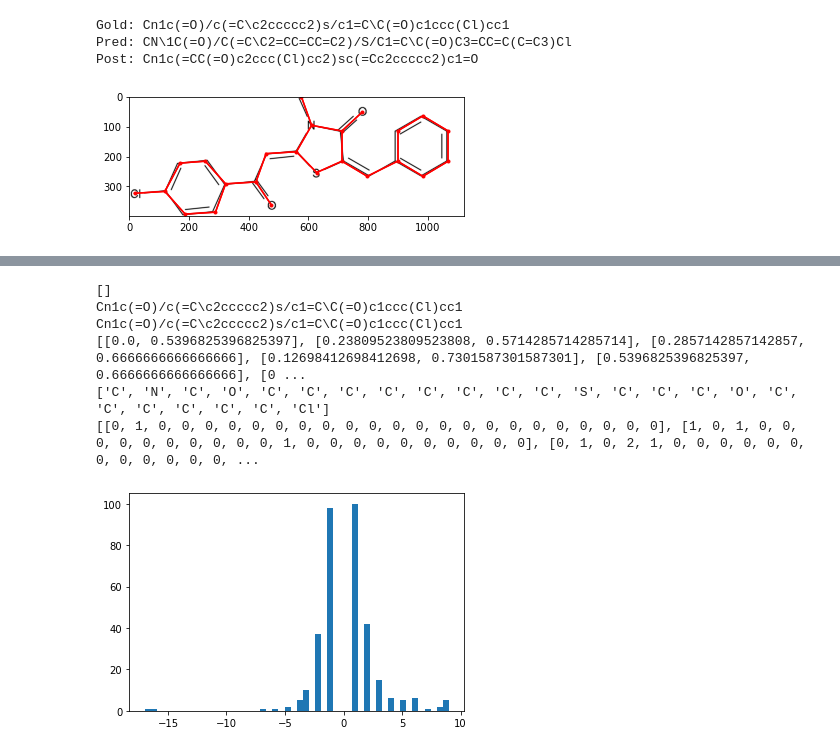
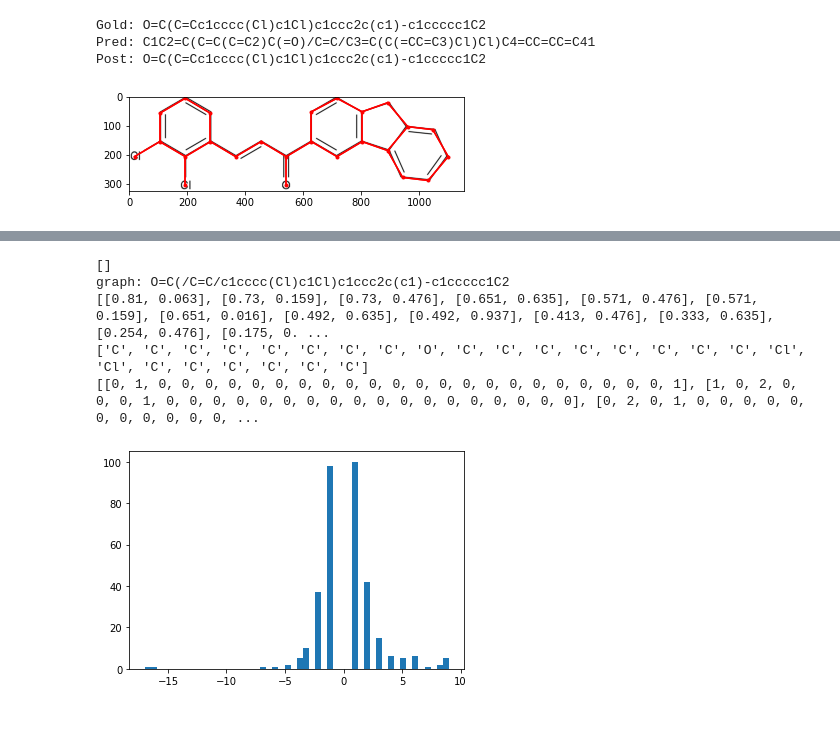
Before and after one commit to thomas0809/MolScribe, a Jupyter notebook: notebook/graph.ipynb, the cells around one changed output, grey strips where cells are left out. Drawn from its saved outputs; the diff is of its cells as text; code cells hidden in the pictures; blank space fills up the shorter version.

```diff
--- a/notebook/graph.ipynb
+++ b/notebook/graph.ipynb
@@ -174,18 +115,20 @@ from rdkit.Chem.Draw import IPythonConsole
 from rdkit.Chem import Draw
 IPythonConsole.drawOptions.addAtomIndices = True
 IPythonConsole.molSize = 300,300
-from bms.chemistry import _verify_chirality, _postprocess_smiles
+from bms.chemistry import _verify_chirality, _postprocess_smiles, _convert_graph_to_smiles
 
-i = 940
+i = 1
 gold_smiles = df.loc[i, 'SMILES']
 path = '../' + df.loc[i, 'file_path']
 img = cv2.imread(path)
 
-pred_row = nodes_pred_df.loc[i]
+pred_row = pred_df.loc[i]
 pred_smiles = pred_row['SMILES']
 post_smiles = pred_row['post_SMILES']
 
-print('Gold:', canonicalize_smiles(gold_smiles))
+gold_smiles,_ = canonicalize_smiles(gold_smiles)
+
+print('Gold:', gold_smiles)
 print('Pred:', pred_smiles)
 print('Post:', post_smiles)
 
@@ -195,43 +138,44 @@ edges = eval(pred_row['edges'])
 
 plt.imshow(img)
 h,w,_ = img.shape
-x, y = np.array(coords)[:,1]*w, np.array(coords)[:,0]*h
+x, y = np.array(coords)[:,0]*w, np.array(coords)[:,1]*h
 plt.scatter(x, y, color='r', marker='.')
 for i in range(len(x)):
     for j in range(len(x)):
         if edges[i][j] != 0:
             if edges[i][j] in [5, 6]:
                 color = 'blue' if edges[i][j] == 5 else 'green'
                 plt.arrow(x[i], y[i], x[j]-x[i], y[j]-y[i], color=color, head_width=50)
                 print(i,j,edges[i][j])
             else:
                 color = 'red'
                 plt.plot([x[i], x[j]], [y[i], y[j]], color)
 plt.show()
 
 mol_gold = Chem.MolFromSmiles(gold_smiles)
 mol_pred = Chem.MolFromSmiles(pred_smiles)
 mol_post = Chem.MolFromSmiles(post_smiles)
 img = Chem.Draw.MolsToGridImage([mol_gold,mol_pred,mol_post], subImgSize=(250,250), molsPerRow=3, useSVG=True)
-display(img)
+# display(img)
 chiral_centers = Chem.FindMolChiralCenters(mol_pred, includeUnassigned=True, includeCIP=False, useLegacyImplementation=False)
 print(chiral_centers)
 mol = Chem.RWMol(Chem.MolFromSmiles(pred_smiles))
-print(Chem.MolToSmiles(mol))
-smiles, mol = _postprocess_smiles(pred_smiles, coords, symbols, edges, debug=True)
+smiles, molblock, mol = _convert_graph_to_smiles(coords, symbols, edges, debug=True)
+# smiles, _ = _postprocess_smiles(pred_smiles, coords, symbols, edges, debug=True)
 # smiles = Chem.MolToSmiles(mol, isomericSmiles=True, canonical=True)
-print(smiles)
+print('graph:', smiles)
+# print(molblock)
 
 print(coords)
 print(symbols)
 print(edges)
 
 # for atom in mol.GetAtoms():
 #     print(atom.GetChiralTag())
 # for bond in mol.GetBonds():
-#     print(bond.GetBeginAtomIdx(), bond.GetEndAtomIdx(), bond.GetBondDir())
+#     print(bond.GetBeginAtomIdx(), bond.GetEndAtomIdx(), bond.GetStereo())
 # %% [output]
-Gold: Cn1c(=O)/c(=C\c2ccccc2)s/c1=C\C(=O)c1ccc(Cl)cc1
-Pred: CN\1C(=O)/C(=C\C2=CC=CC=C2)/S/C1=C\C(=O)C3=CC=C(C=C3)Cl
-Post: Cn1c(=CC(=O)c2ccc(Cl)cc2)sc(=Cc2ccccc2)c1=O
+Gold: O=C(C=Cc1cccc(Cl)c1Cl)c1ccc2c(c1)-c1ccccc1C2
+Pred: C1C2=C(C=C(C=C2)C(=O)/C=C/C3=C(C(=CC=C3)Cl)Cl)C4=CC=CC=C41
+Post: O=C(C=Cc1cccc(Cl)c1Cl)c1ccc2c(c1)-c1ccccc1C2
-[figure, old version]
+[figure, new version]
@@ -239,9 +182,8 @@ Post: Cn1c(=CC(=O)c2ccc(Cl)cc2)sc(=Cc2ccccc2)c1=O
 []
-Cn1c(=O)/c(=C\c2ccccc2)s/c1=C\C(=O)c1ccc(Cl)cc1
-Cn1c(=O)/c(=C\c2ccccc2)s/c1=C\C(=O)c1ccc(Cl)cc1
-[[0.0, 0.5396825396825397], [0.23809523809523808, 0.5714285714285714], [0.2857142857142857, 0.6666666666666666], [0.12698412698412698, 0.7301587301587301], [0.5396825396825397, 0.6666666666666666], [0 ...
-['C', 'N', 'C', 'O', 'C', 'C', 'C', 'C', 'C', 'C', 'C', 'C', 'S', 'C', 'C', 'C', 'O', 'C', 'C', 'C', 'C', 'C', 'C', 'Cl']
-[[0, 1, 0, 0, 0, 0, 0, 0, 0, 0, 0, 0, 0, 0, 0, 0, 0, 0, 0, 0, 0, 0, 0, 0], [1, 0, 1, 0, 0, 0, 0, 0, 0, 0, 0, 0, 0, 1, 0, 0, 0, 0, 0, 0, 0, 0, 0, 0], [0, 1, 0, 2, 1, 0, 0, 0, 0, 0, 0, 0, 0, 0, 0, 0, 0, ...
+graph: O=C(/C=C/c1cccc(Cl)c1Cl)c1ccc2c(c1)-c1ccccc1C2
+[[0.81, 0.063], [0.73, 0.159], [0.73, 0.476], [0.651, 0.635], [0.571, 0.476], [0.571, 0.159], [0.651, 0.016], [0.492, 0.635], [0.492, 0.937], [0.413, 0.476], [0.333, 0.635], [0.254, 0.476], [0.175, 0. ...
+['C', 'C', 'C', 'C', 'C', 'C', 'C', 'C', 'O', 'C', 'C', 'C', 'C', 'C', 'C', 'C', 'C', 'Cl', 'Cl', 'C', 'C', 'C', 'C', 'C', 'C']
+[[0, 1, 0, 0, 0, 0, 0, 0, 0, 0, 0, 0, 0, 0, 0, 0, 0, 0, 0, 0, 0, 0, 0, 0, 1], [1, 0, 2, 0, 0, 0, 1, 0, 0, 0, 0, 0, 0, 0, 0, 0, 0, 0, 0, 0, 0, 0, 0, 0, 0], [0, 2, 0, 1, 0, 0, 0, 0, 0, 0, 0, 0, 0, 0, 0, ...
 # %%
 df = pd.read_csv('../data/molbank/indigo-data/valid.csv')
 nodes_pred_df = pd.read_csv('../output/indigo/swin_base_edges_bin64_ep100/prediction_valid.csv')
```
Also changed, not shown: parts of 4 cells of this notebook, 5 other files.
